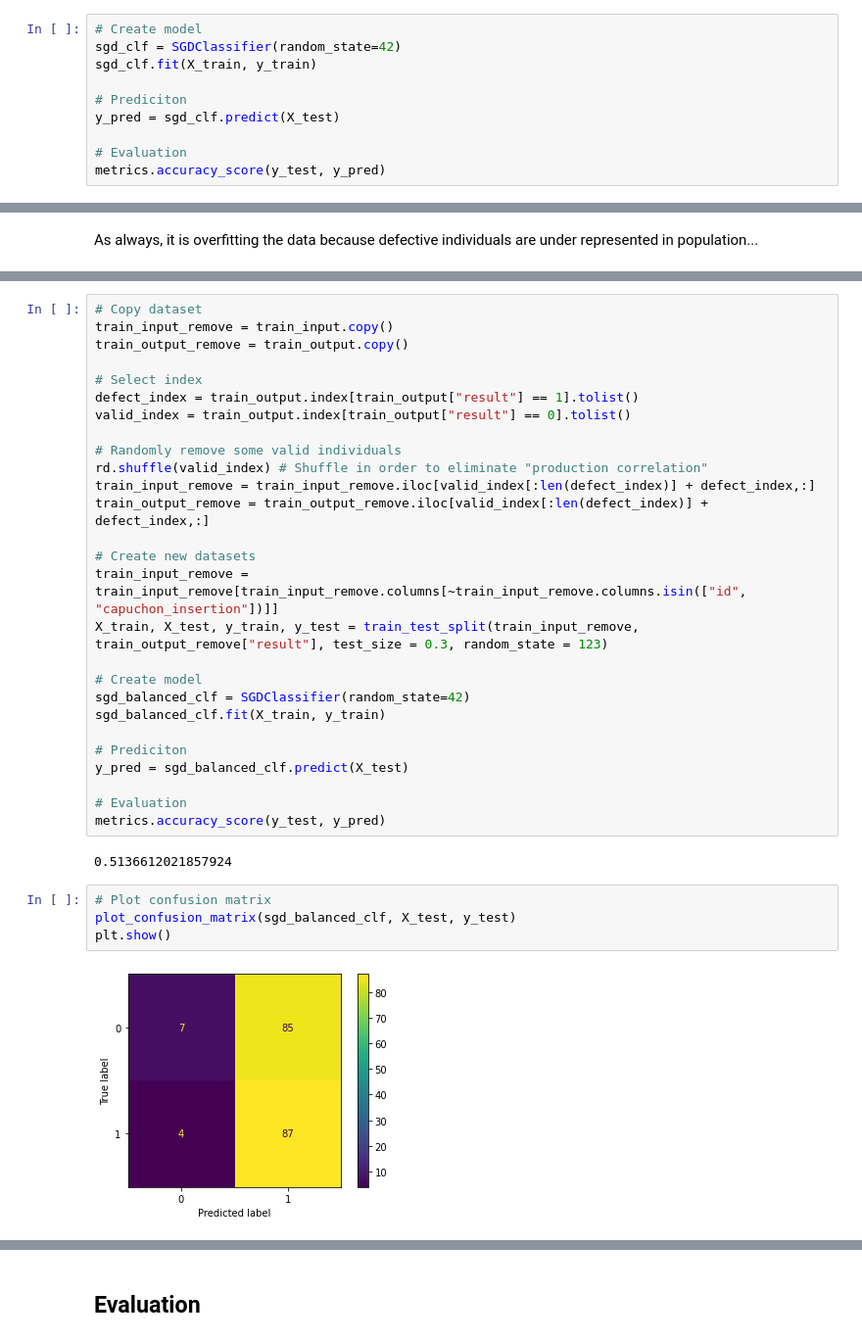
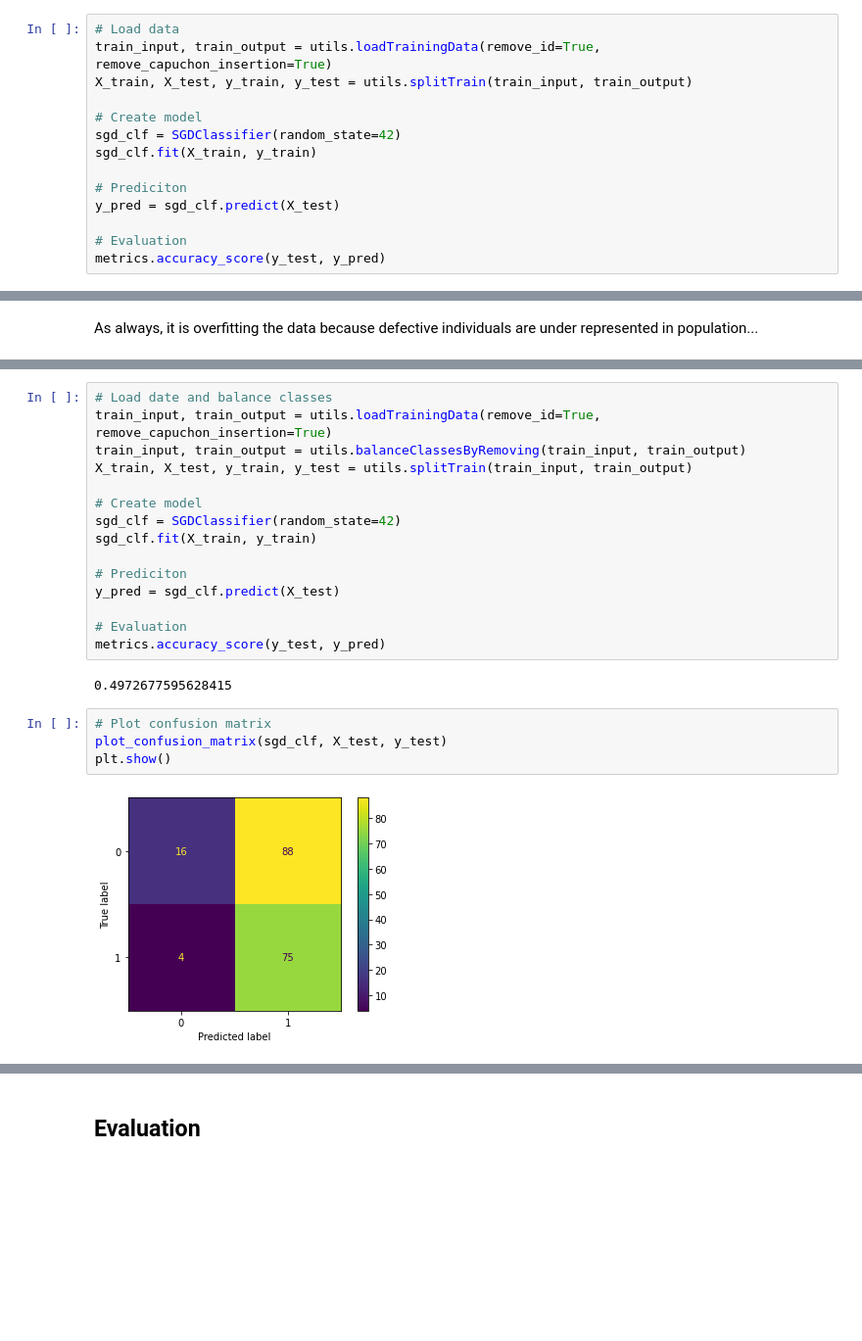
Before and after one commit to FABallemand/DefectPredictionOnProductionLines, a Jupyter notebook: stochastic_gradient_descent.ipynb, the cells around one changed output, grey strips where cells are left out. Shown at 98% size. Drawn from its saved outputs; the diff is of its cells as text; blank space fills up the shorter version.

Commit message:
Class balancing in utils

```diff
--- a/stochastic_gradient_descent.ipynb
+++ b/stochastic_gradient_descent.ipynb
@@ -43,6 +20,10 @@ X_train, X_test, y_train, y_test = train_test_split(train_input, train_output["r
 # %% [markdown]
 ## Base Line
 # %%
+# Load data
+train_input, train_output = utils.loadTrainingData(remove_id=True, remove_capuchon_insertion=True)
+X_train, X_test, y_train, y_test = utils.splitTrain(train_input, train_output)
+
 # Create model
 sgd_clf = SGDClassifier(random_state=42)
 sgd_clf.fit(X_train, y_train)
@@ -72,37 +55,25 @@ As always, it is overfitting the data because defective individuals are under re
 Some randomly selected individuals from the valid class (the one which is over represented in the dataset) are removed.
-# %%
-# Copy dataset
-train_input_remove = train_input.copy()
-train_output_remove = train_output.copy()
-
-# Select index
-defect_index = train_output.index[train_output["result"] == 1].tolist()
-valid_index = train_output.index[train_output["result"] == 0].tolist()
-
-# Randomly remove some valid individuals
-rd.shuffle(valid_index) # Shuffle in order to eliminate "production correlation"
-train_input_remove = train_input_remove.iloc[valid_index[:len(defect_index)] + defect_index,:]
-train_output_remove = train_output_remove.iloc[valid_index[:len(defect_index)] + defect_index,:]
-
-# Create new datasets
-train_input_remove = train_input_remove[train_input_remove.columns[~train_input_remove.columns.isin(["id", "capuchon_insertion"])]]
-X_train, X_test, y_train, y_test = train_test_split(train_input_remove, train_output_remove["result"], test_size = 0.3, random_state = 123)
-
-# Create model
-sgd_balanced_clf = SGDClassifier(random_state=42)
-sgd_balanced_clf.fit(X_train, y_train)
-
-# Prediciton
-y_pred = sgd_balanced_clf.predict(X_test)
-
-# Evaluation
-metrics.accuracy_score(y_test, y_pred)
-# %% [output]
-0.5136612021857924
+# %%
+# Load date and balance classes
+train_input, train_output = utils.loadTrainingData(remove_id=True, remove_capuchon_insertion=True)
+train_input, train_output = utils.balanceClassesByRemoving(train_input, train_output)
+X_train, X_test, y_train, y_test = utils.splitTrain(train_input, train_output)
+
+# Create model
+sgd_clf = SGDClassifier(random_state=42)
+sgd_clf.fit(X_train, y_train)
+
+# Prediciton
+y_pred = sgd_clf.predict(X_test)
+
+# Evaluation
+metrics.accuracy_score(y_test, y_pred)
+# %% [output]
+0.4972677595628415
 # %%
 # Plot confusion matrix
-plot_confusion_matrix(sgd_balanced_clf, X_test, y_test)
+plot_confusion_matrix(sgd_clf, X_test, y_test)
 plt.show()
 # %% [output]
-[figure, old version]
+[figure, new version]
 # %% [markdown]
```
Also changed, not shown: parts of 17 cells of this notebook, 2 other files.
